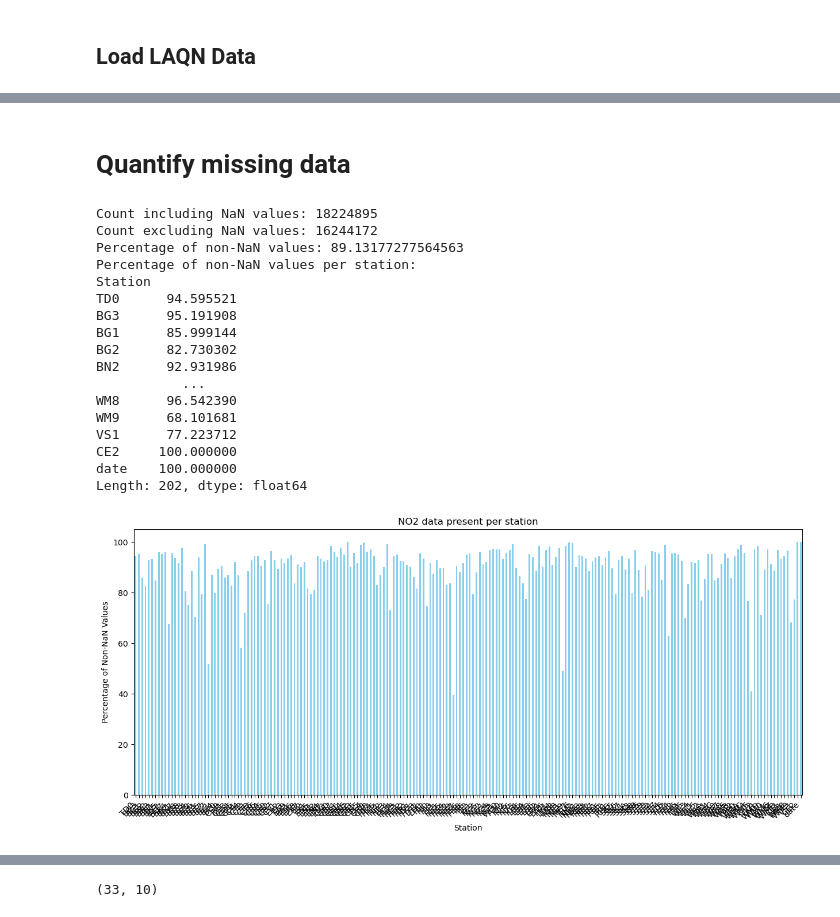
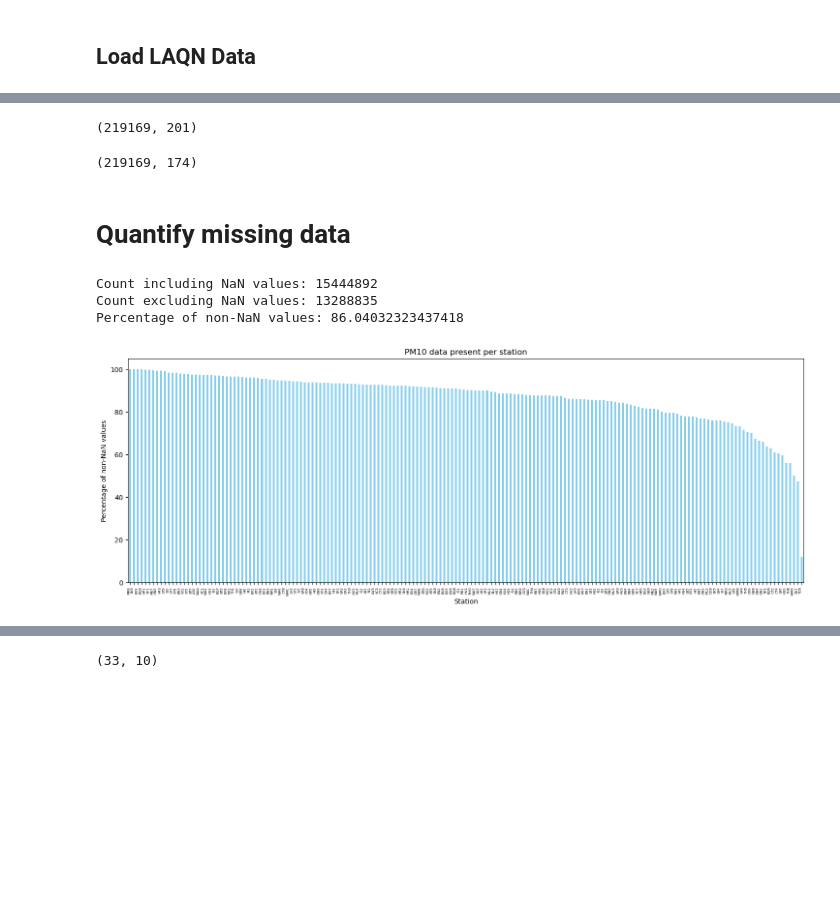
Before and after one commit to michellewl/AQ-graph-prop, a Jupyter notebook: intro_to_problem.ipynb, the cells around one changed output, grey strips where cells are left out. Drawn from its saved outputs; the diff is of its cells as text; code cells hidden in the pictures; blank space fills up the shorter version.

Commit message:
Finished code to quantify missing data for NO2 and PM10, and calculated datapoint-wise correlation between NO2 and PM10.

```diff
--- a/intro_to_problem.ipynb
+++ b/intro_to_problem.ipynb
@@ -41,2 +44,14 @@ FileNotFoundError: [Errno 2] No such file or directory: '/Users/michellewan/Libr
+# %%
+species = "NO2"
+no2_df = load_data(species, region, start_date, end_date, data_folder)
+print(no2_df.shape)
+# %% [output]
+(219169, 201)
+# %%
+species = "PM10"
+pm10_df = load_data(species, region, start_date, end_date, data_folder)
+print(pm10_df.shape)
+# %% [output]
+(219169, 174)
 # %% [markdown]
 # Quantify missing data
@@ -43,6 +60,8 @@ FileNotFoundError: [Errno 2] No such file or directory: '/Users/michellewan/Libr
 # %%
+laqn_df = no2_df if species == "NO2" else pm10_df if species == "PM10" else None
+
 # Make sure the 'date' column is in datetime format
-laqn_df['date'] = pd.to_datetime(laqn_df.index)
+# laqn_df['date'] = pd.to_datetime(laqn_df.index)
 
 # Create a DataFrame to store the start and end dates for each station
 station_dates = pd.DataFrame(index=laqn_df.columns, columns=['start_date', 'end_date'])
@@ -68,10 +87,11 @@ for station in laqn_df.columns:
     end_date = station_dates.at[station, 'end_date']
 
     # Set True for the period between start and end dates, including NaN values
-    mask_include_nan[station] = (laqn_df['date'] >= start_date) & (laqn_df['date'] <= end_date)
+    mask_include_nan[station] = (laqn_df.index >= start_date) & (laqn_df.index <= end_date)
 
     # Set True for the period between start and end dates, excluding NaN values
-    mask_exclude_nan[station] = (laqn_df['date'] >= start_date) & (laqn_df['date'] <= end_date) & laqn_df[station].notna()
+    mask_exclude_nan[station] = (laqn_df.index >= start_date) & (laqn_df.index <= end_date) & laqn_df[station].notna()
+
 
 # Count the number of datapoints using the masks for commissioning period
 count_include_nan = mask_include_nan.sum().sum()
@@ -89,39 +109,29 @@ per_station_count_exclude_nan = mask_exclude_nan.sum()
 # Calculate the percentage of non-NaN values for each station
 percentage_per_station = (per_station_count_exclude_nan / per_station_count_include_nan) * 100
 
-# Display the results
-print("Percentage of non-NaN values per station:")
-print(percentage_per_station)
-
 # Set index as the station names
 percentage_per_station.index.name = 'Station'
 
-# Plot the bar chart
-ax = percentage_per_station.plot(kind='bar', figsize=(15, 6), color='skyblue')
-ax.set_ylabel('Percentage of Non-NaN Values')
-ax.set_title(f'{species} data present per station')
+percentage_per_station = percentage_per_station.sort_values(ascending=False)
 
-# Rotate x-axis labels for better readability
-plt.xticks(rotation=45, ha='right')
-
-# Show the plot
-plt.show()
+# # Display the results
+# print("Percentage of non-NaN values per station:")
+# print(percentage_per_station)
 # %% [output]
-Count including NaN values: 18224895
-Count excluding NaN values: 16244172
-Percentage of non-NaN values: 89.13177277564563
-Percentage of non-NaN values per station:
-Station
-TD0      94.595521
-BG3      95.191908
-BG1      85.999144
-BG2      82.730302
-BN2      92.931986
-           ...
-WM8      96.542390
-WM9      68.101681
-VS1      77.223712
-CE2     100.000000
-date    100.000000
-Length: 202, dtype: float64
+Count including NaN values: 15444892
+Count excluding NaN values: 13288835
+Percentage of non-NaN values: 86.04032323437418
-[figure, removed]
+# %%
+# Plot the bar chart
+ax = percentage_per_station.plot(kind='bar', figsize=(18, 6), color='skyblue')
+ax.set_ylabel('Percentage of non-NaN values')
+ax.set_title(f'{species} data present per station')
+
+# Rotate x-axis labels for better readability
+# plt.xticks(rotation=90, ha='right')
+ax.set_xticklabels(ax.get_xticklabels(), rotation=90, ha='right', fontsize=5)
+
+# Show the plot
+plt.show()
+# %% [output]
+[figure, added]
```
Also changed, not shown: parts of 15 cells of this notebook.
